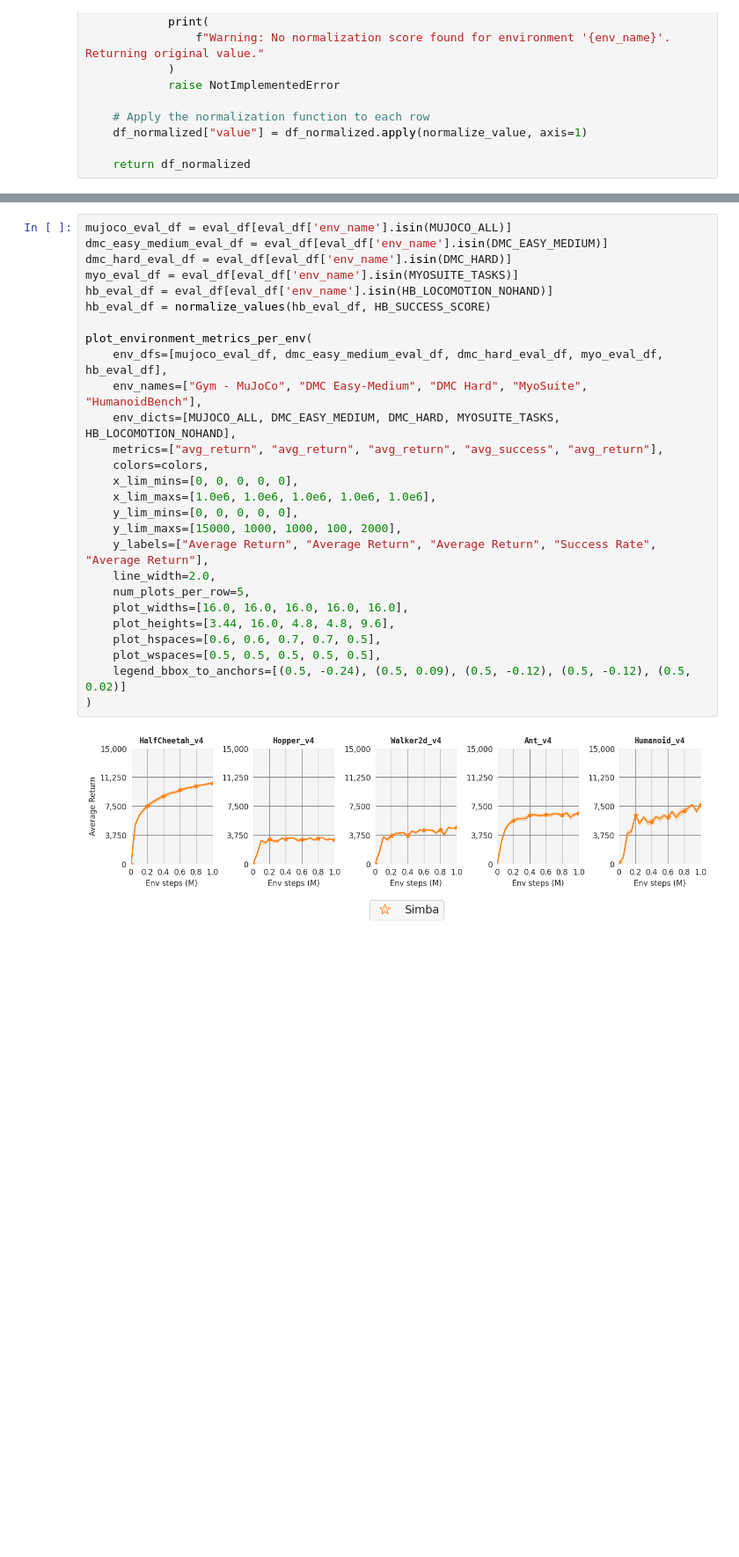
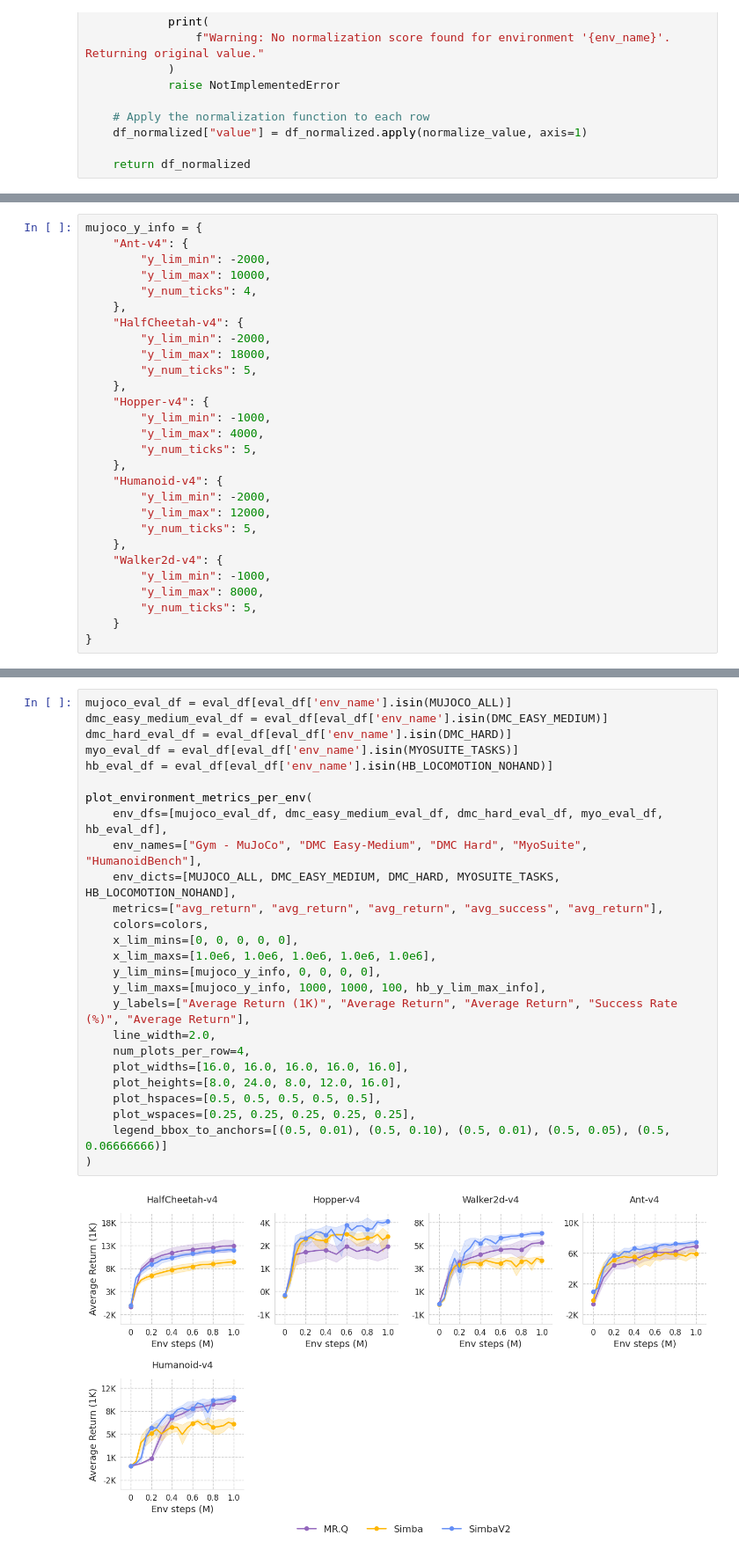
Before and after one commit to dojeon-ai/SimbaV2, a Jupyter notebook: analysis/figure/benchmark_curve.ipynb, the cells around one changed output, grey strips where cells are left out. Shown at 88% size. Saved outputs shown, nothing was run; the diff lists cells and outputs as text; blank space fills up the shorter version.

```diff
--- a/analysis/figure/benchmark_curve.ipynb
+++ b/analysis/figure/benchmark_curve.ipynb
@@ -558,0 +808,28 @@ def plot_environment_metrics_per_env(
+# %%
+mujoco_y_info = {
+    "Ant-v4": {
+        "y_lim_min": -2000,
+        "y_lim_max": 10000,
+        "y_num_ticks": 4,
+    },
+    "HalfCheetah-v4": {
+        "y_lim_min": -2000,
+        "y_lim_max": 18000,
+        "y_num_ticks": 5,
+    },
+    "Hopper-v4": {
+        "y_lim_min": -1000,
+        "y_lim_max": 4000,
+        "y_num_ticks": 5,
+    },
+    "Humanoid-v4": {
+        "y_lim_min": -2000,
+        "y_lim_max": 12000,
+        "y_num_ticks": 5,
+    },
+    "Walker2d-v4": {
+        "y_lim_min": -1000,
+        "y_lim_max": 8000,
+        "y_num_ticks": 5,
+    }
+}
@@ -559,29 +885,28 @@ def plot_environment_metrics_per_env(
 # %%
 mujoco_eval_df = eval_df[eval_df['env_name'].isin(MUJOCO_ALL)]
 dmc_easy_medium_eval_df = eval_df[eval_df['env_name'].isin(DMC_EASY_MEDIUM)]
 dmc_hard_eval_df = eval_df[eval_df['env_name'].isin(DMC_HARD)]
 myo_eval_df = eval_df[eval_df['env_name'].isin(MYOSUITE_TASKS)]
 hb_eval_df = eval_df[eval_df['env_name'].isin(HB_LOCOMOTION_NOHAND)]
-hb_eval_df = normalize_values(hb_eval_df, HB_SUCCESS_SCORE)
 
 plot_environment_metrics_per_env(
     env_dfs=[mujoco_eval_df, dmc_easy_medium_eval_df, dmc_hard_eval_df, myo_eval_df, hb_eval_df],
     env_names=["Gym - MuJoCo", "DMC Easy-Medium", "DMC Hard", "MyoSuite", "HumanoidBench"],
     env_dicts=[MUJOCO_ALL, DMC_EASY_MEDIUM, DMC_HARD, MYOSUITE_TASKS, HB_LOCOMOTION_NOHAND],
     metrics=["avg_return", "avg_return", "avg_return", "avg_success", "avg_return"],
     colors=colors,
     x_lim_mins=[0, 0, 0, 0, 0],
     x_lim_maxs=[1.0e6, 1.0e6, 1.0e6, 1.0e6, 1.0e6],
-    y_lim_mins=[0, 0, 0, 0, 0],
-    y_lim_maxs=[15000, 1000, 1000, 100, 2000],
-    y_labels=["Average Return", "Average Return", "Average Return", "Success Rate", "Average Return"],
+    y_lim_mins=[mujoco_y_info, 0, 0, 0, 0],
+    y_lim_maxs=[mujoco_y_info, 1000, 1000, 100, hb_y_lim_max_info],
+    y_labels=["Average Return (1K)", "Average Return", "Average Return", "Success Rate (%)", "Average Return"],
     line_width=2.0,
-    num_plots_per_row=5,
+    num_plots_per_row=4,
     plot_widths=[16.0, 16.0, 16.0, 16.0, 16.0],
-    plot_heights=[3.44, 16.0, 4.8, 4.8, 9.6],
-    plot_hspaces=[0.6, 0.6, 0.7, 0.7, 0.5],
-    plot_wspaces=[0.5, 0.5, 0.5, 0.5, 0.5],
-    legend_bbox_to_anchors=[(0.5, -0.24), (0.5, 0.09), (0.5, -0.12), (0.5, -0.12), (0.5, 0.02)]
+    plot_heights=[8.0, 24.0, 8.0, 12.0, 16.0],
+    plot_hspaces=[0.5, 0.5, 0.5, 0.5, 0.5],
+    plot_wspaces=[0.25, 0.25, 0.25, 0.25, 0.25],
+    legend_bbox_to_anchors=[(0.5, 0.01), (0.5, 0.10), (0.5, 0.01), (0.5, 0.05), (0.5, 0.06666666)]
 )
 # %% [output]
-[figure, old version]
+[figure, new version]
```
Also changed, not shown: parts of 27 cells of this notebook, 25 other files.
